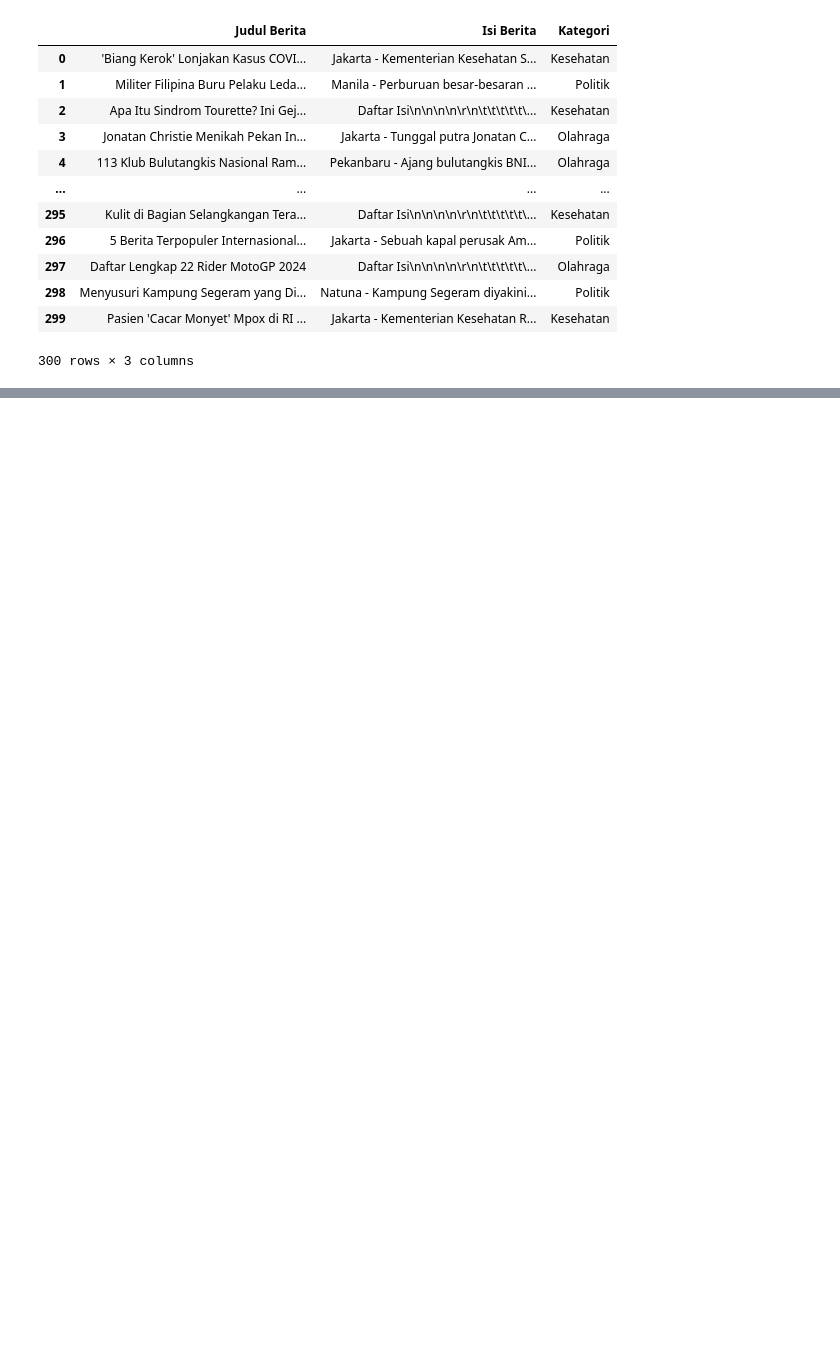
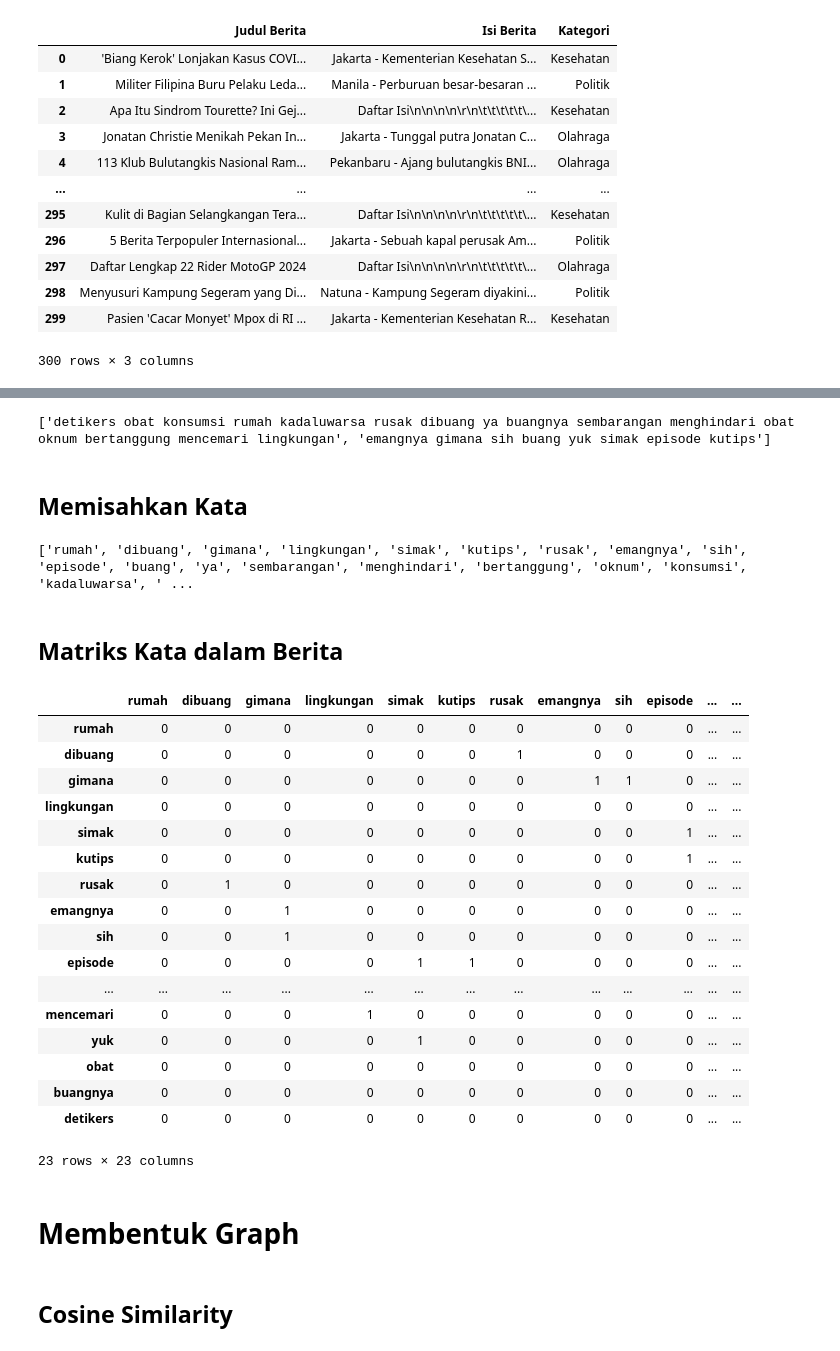
Before and after one commit to rifkiavendika/PPWeb, a Jupyter notebook: _sources/uas.ipynb, the cells around one changed output, grey strips where cells are left out. Saved outputs shown, nothing was run; the diff lists cells and outputs as text; code cells hidden in the pictures; blank space fills up the shorter version.

```diff
--- a/_sources/uas.ipynb
+++ b/_sources/uas.ipynb
@@ -65,0 +162,17 @@ df
+# %%
+kalimat = nltk.sent_tokenize(berita)
+kalimat = [sentence.replace('.', '') for sentence in kalimat]
+print(kalimat)
+# %% [output]
+['detikers obat konsumsi rumah kadaluwarsa rusak dibuang ya buangnya sembarangan menghindari obat oknum bertanggung mencemari lingkungan', 'emangnya gimana sih buang yuk simak episode kutips']
+# %% [markdown]
+## Memisahkan Kata
+# %%
+kata = word_tokenize(berita)
+kata = [k.lower() for k in kata if k != '.']
+kata = list(set(kata))
+print(kata)
+# %% [output]
+['rumah', 'dibuang', 'gimana', 'lingkungan', 'simak', 'kutips', 'rusak', 'emangnya', 'sih', 'episode', 'buang', 'ya', 'sembarangan', 'menghindari', 'bertanggung', 'oknum', 'konsumsi', 'kadaluwarsa', ' ...
+# %% [markdown]
+## Matriks Kata dalam Berita
@@ -65,0 +187,25 @@ df
+# %%
+matrikskata
+# %% [output]
+|  | rumah | dibuang | gimana | lingkungan | simak | kutips | rusak | emangnya | sih | episode | ... | ... |
+| rumah | 0 | 0 | 0 | 0 | 0 | 0 | 0 | 0 | 0 | 0 | ... | ... |
+| dibuang | 0 | 0 | 0 | 0 | 0 | 0 | 1 | 0 | 0 | 0 | ... | ... |
+| gimana | 0 | 0 | 0 | 0 | 0 | 0 | 0 | 1 | 1 | 0 | ... | ... |
+| lingkungan | 0 | 0 | 0 | 0 | 0 | 0 | 0 | 0 | 0 | 0 | ... | ... |
+| simak | 0 | 0 | 0 | 0 | 0 | 0 | 0 | 0 | 0 | 1 | ... | ... |
+| kutips | 0 | 0 | 0 | 0 | 0 | 0 | 0 | 0 | 0 | 1 | ... | ... |
+| rusak | 0 | 1 | 0 | 0 | 0 | 0 | 0 | 0 | 0 | 0 | ... | ... |
+| emangnya | 0 | 0 | 1 | 0 | 0 | 0 | 0 | 0 | 0 | 0 | ... | ... |
+| sih | 0 | 0 | 1 | 0 | 0 | 0 | 0 | 0 | 0 | 0 | ... | ... |
+| episode | 0 | 0 | 0 | 0 | 1 | 1 | 0 | 0 | 0 | 0 | ... | ... |
+| ... | ... | ... | ... | ... | ... | ... | ... | ... | ... | ... | ... | ... |
+| mencemari | 0 | 0 | 0 | 1 | 0 | 0 | 0 | 0 | 0 | 0 | ... | ... |
+| yuk | 0 | 0 | 0 | 0 | 1 | 0 | 0 | 0 | 0 | 0 | ... | ... |
+| obat | 0 | 0 | 0 | 0 | 0 | 0 | 0 | 0 | 0 | 0 | ... | ... |
+| buangnya | 0 | 0 | 0 | 0 | 0 | 0 | 0 | 0 | 0 | 0 | ... | ... |
+| detikers | 0 | 0 | 0 | 0 | 0 | 0 | 0 | 0 | 0 | 0 | ... | ... |
+23 rows × 23 columns
+# %% [markdown]
+# Membentuk Graph
+# %% [markdown]
+## Cosine Similarity
```
Also changed, not shown: parts of 31 cells of this notebook, 8 other files.
